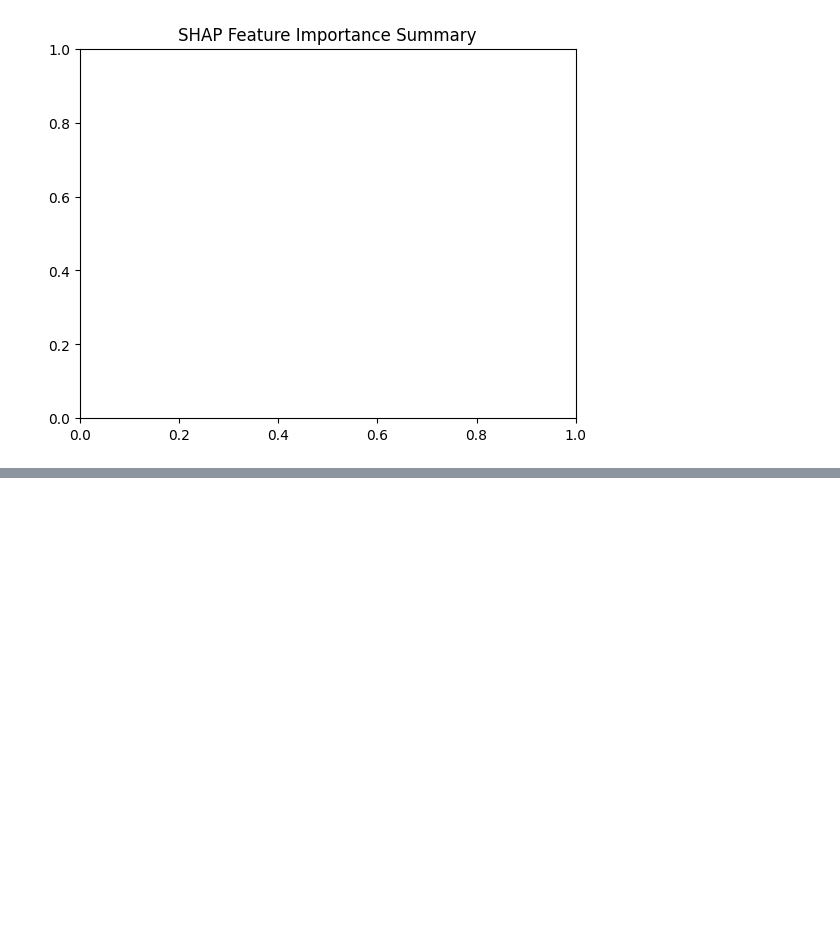
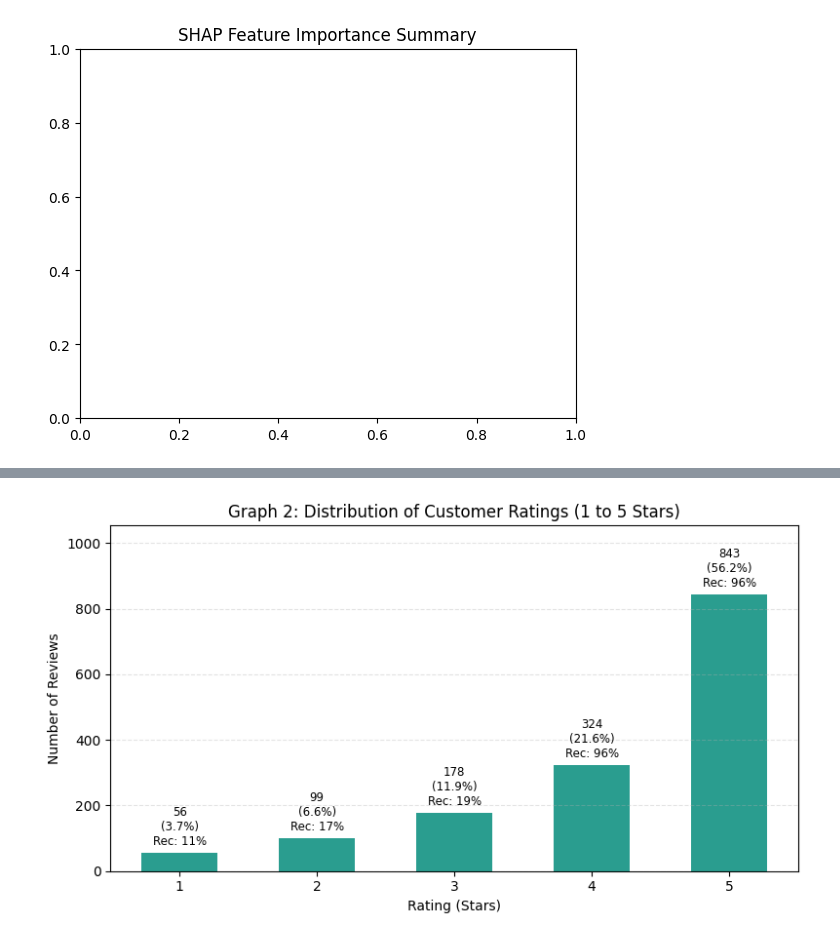
Before and after one commit to bhagyashrithombre/womensclothing, a Jupyter notebook: womens_clothing_pipeline.ipynb, the cells around one changed output, grey strips where cells are left out. Cells and saved outputs as stored; diff of their text form; code cells hidden in the pictures; blank space fills up the shorter version.

```diff
--- a/womens_clothing_pipeline.ipynb
+++ b/womens_clothing_pipeline.ipynb
@@ -459,0 +765,32 @@ plt.show()
+# %%
+df.columns = [col.strip().lower().replace(' ', '_') for col in df.columns]
+
+rating_summary = df.groupby('rating').agg(
+    count=('clothing_id', 'count'),
+    pct=('clothing_id', lambda s: len(s) / len(df) * 100),
+    rec_pct=('recommended_ind', lambda s: s.mean() * 100)
+).sort_index()
+
+fig, ax = plt.subplots(figsize=(8, 4.5))
+bars = ax.bar(rating_summary.index.astype(str), rating_summary['count'], color='#2A9D8F', width=0.55)
+ax.set_title('Graph 2: Distribution of Customer Ratings (1 to 5 Stars)')
+ax.set_xlabel('Rating (Stars)')
+ax.set_ylabel('Number of Reviews')
+ax.grid(axis='y', linestyle='--', alpha=0.35)
+
+for bar, (_, row) in zip(bars, rating_summary.iterrows()):
+    h = bar.get_height()
+    ax.text(
+        bar.get_x() + bar.get_width() / 2,
+        h + 15,
+        f"{int(h)}\n({row['pct']:.1f}%)\nRec: {row['rec_pct']:.0f}%",
+        ha='center',
+        va='bottom',
+        fontsize=8.5
+    )
+
+ax.set_ylim(0, rating_summary['count'].max() * 1.25)
+plt.tight_layout()
+plt.show()
+# %% [output]
+[figure, added]
```
Also changed, not shown: parts of 20 cells of this notebook.
